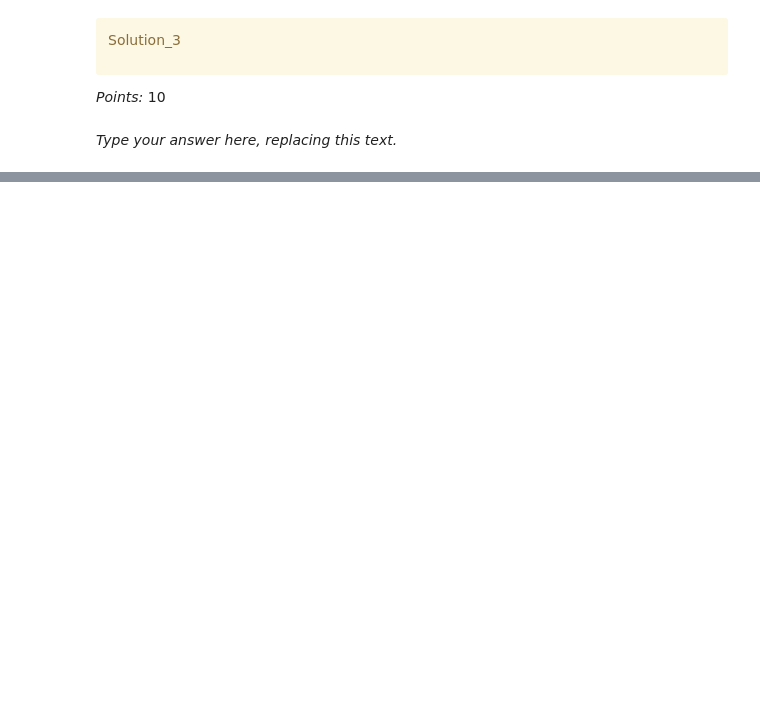
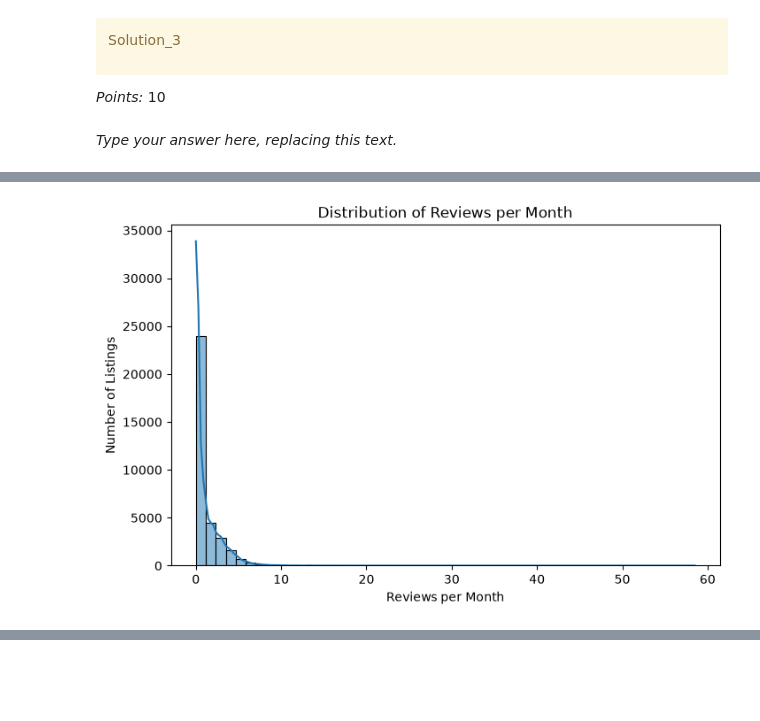
Before and after one commit to ZhaoJohnny/CPSC330-, a Jupyter notebook: assignment5/hw5.ipynb, the cells around one changed output, grey strips where cells are left out. Cells and saved outputs as stored; diff of their text form; code cells hidden in the pictures; blank space fills up the shorter version.

```diff
--- a/assignment5/hw5.ipynb
+++ b/assignment5/hw5.ipynb
@@ -119,0 +151,3 @@ _Type your answer here, replacing this text._
+# %%
+nyc = pd.read_csv("data/AB_NYC_2019.csv")
+nyc.head()
@@ -146,3 +194,12 @@ _Points:_ 2
+# %%
+RANDOM_STATE = 123
+
+# Separate the target from the examples
+X = nyc.drop(columns=['reviews_per_month'])
+y = nyc['reviews_per_month'].fillna(0) # Fill the missing values with 0, y cannot have NaNs
+
+# Split the data
+X_train, X_test, y_train, y_test = train_test_split(X, y, test_size=0.3, random_state=RANDOM_STATE)
 # %% [markdown]
 <!-- END QUESTION -->
 
@@ -192,0 +230,22 @@ _Type your answer here, replacing this text._
+# %%
+# Combine training features and target for EDA
+train_df = X_train.copy()
+train_df["reviews_per_month"] = y_train
+
+# Summary statistic 1: target variable
+print("Reviews per month:")
+print(train_df["reviews_per_month"].describe())
+print("Median: ")
+print(train_df["reviews_per_month"].median())
+
+# Summary statistic 2: listing price
+print("\nListing price:")
+print(train_df["price"].describe())
+print("Median: ")
+print(train_df["price"].median())
+
+# Summary statistic 3: availability_365
+print("\nAvailability:")
+print(train_df["availability_365"].describe())
+print("Median: ")
+print(train_df["availability_365"].median())
@@ -192,0 +276,9 @@ _Type your answer here, replacing this text._
+# %%
+plt.figure(figsize=(8, 5))
+sns.histplot(train_df["reviews_per_month"], bins=50, kde=True)
+plt.title("Distribution of Reviews per Month")
+plt.xlabel("Reviews per Month")
+plt.ylabel("Number of Listings")
+plt.show()
+# %% [output]
+[figure, added]
```
Also changed, not shown: parts of 30 cells of this notebook.
